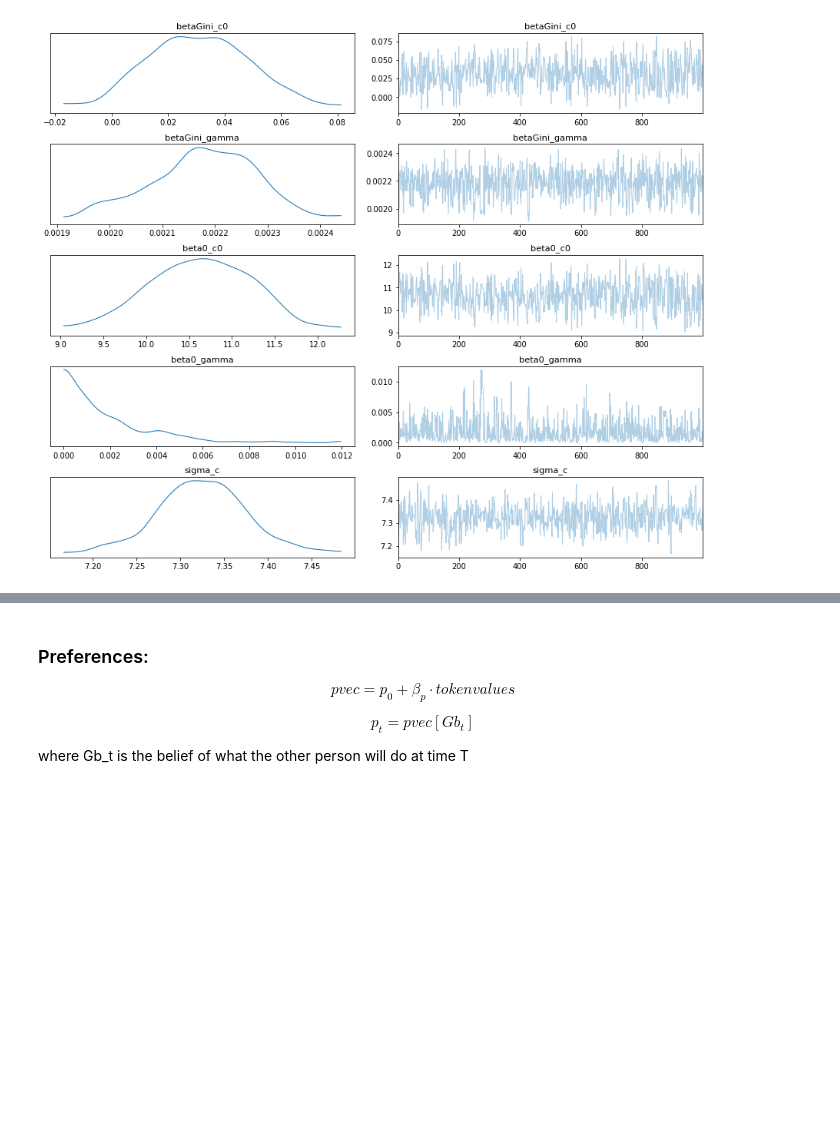
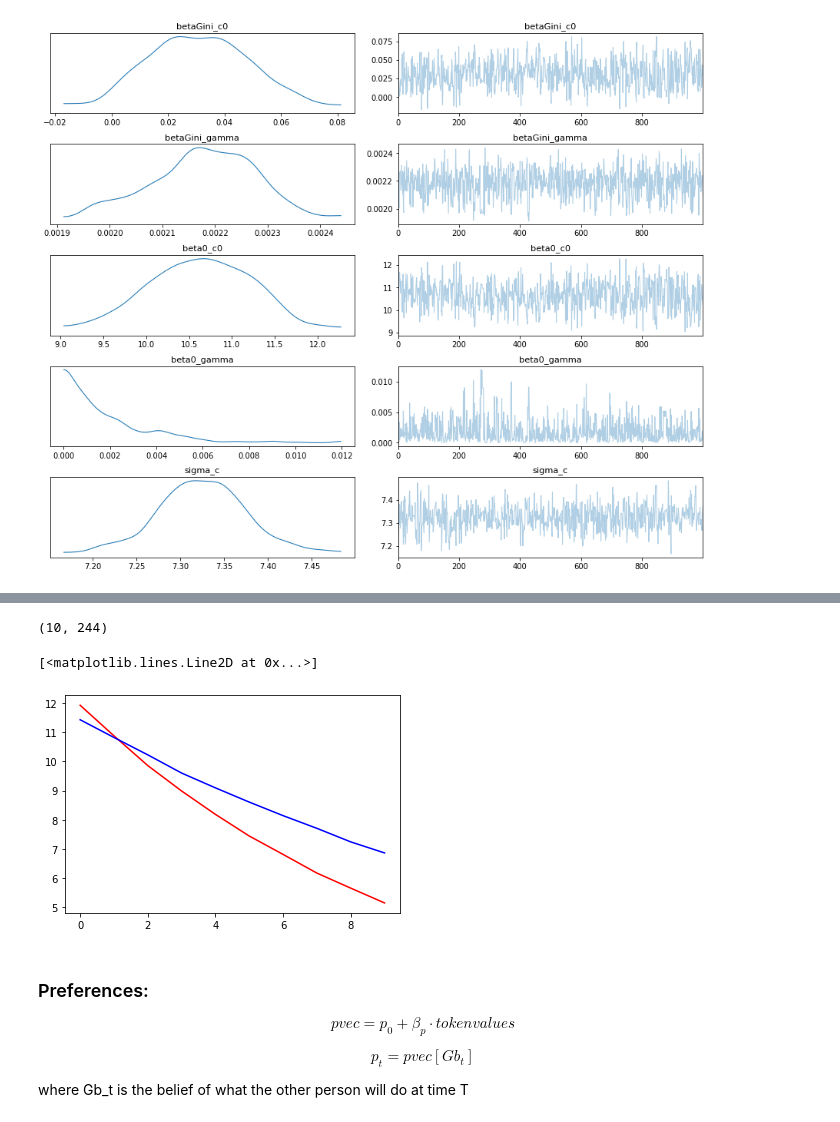
Before and after one commit to BayesianBoys/LegrandNico.github.io, a Jupyter notebook: portfolio3/VMP3.ipynb, the cells around one changed output, grey strips where cells are left out. Drawn from its saved outputs; the diff is of its cells as text; code cells hidden in the pictures; blank space fills up the shorter version.

```diff
--- a/portfolio3/VMP3.ipynb
+++ b/portfolio3/VMP3.ipynb
@@ -366,0 +351,15 @@ ValueError: shapes (2,) and (100,2) not aligned: 2 (dim 0) != 100 (dim 0)
+# %%
+maxs = np.where(Gini == Gini.max())
+mins = np.where(Gini == Gini.min())
+# %%
+y_mean = m_post["y_pred"].mean(axis = 0) # mean over samples
+y_mean = y_mean.mean(axis = 1) # mean over participants
+y_mean.shape
+# %% [output]
+(10, 244)
+# %%
+y_high = y_mean[:, maxs[0]]
+y_low = y_mean[:, mins[0]]
+# %%
+y_high_mean = y_high.mean(axis = 1)
+y_low_mean = y_low.mean(axis = 1)
@@ -367,3 +368,10 @@ ValueError: shapes (2,) and (100,2) not aligned: 2 (dim 0) != 100 (dim 0)
+# %%
+# reproducing Josh.
+plt.plot(y_high_mean, color = "r")
+plt.plot(y_low_mean, color = "b")
+# %% [output]
+[<matplotlib.lines.Line2D at 0x...>]
+[figure, added]
 # %% [markdown]
 ### Preferences:
 
```
Also changed, not shown: parts of 15 cells of this notebook.
